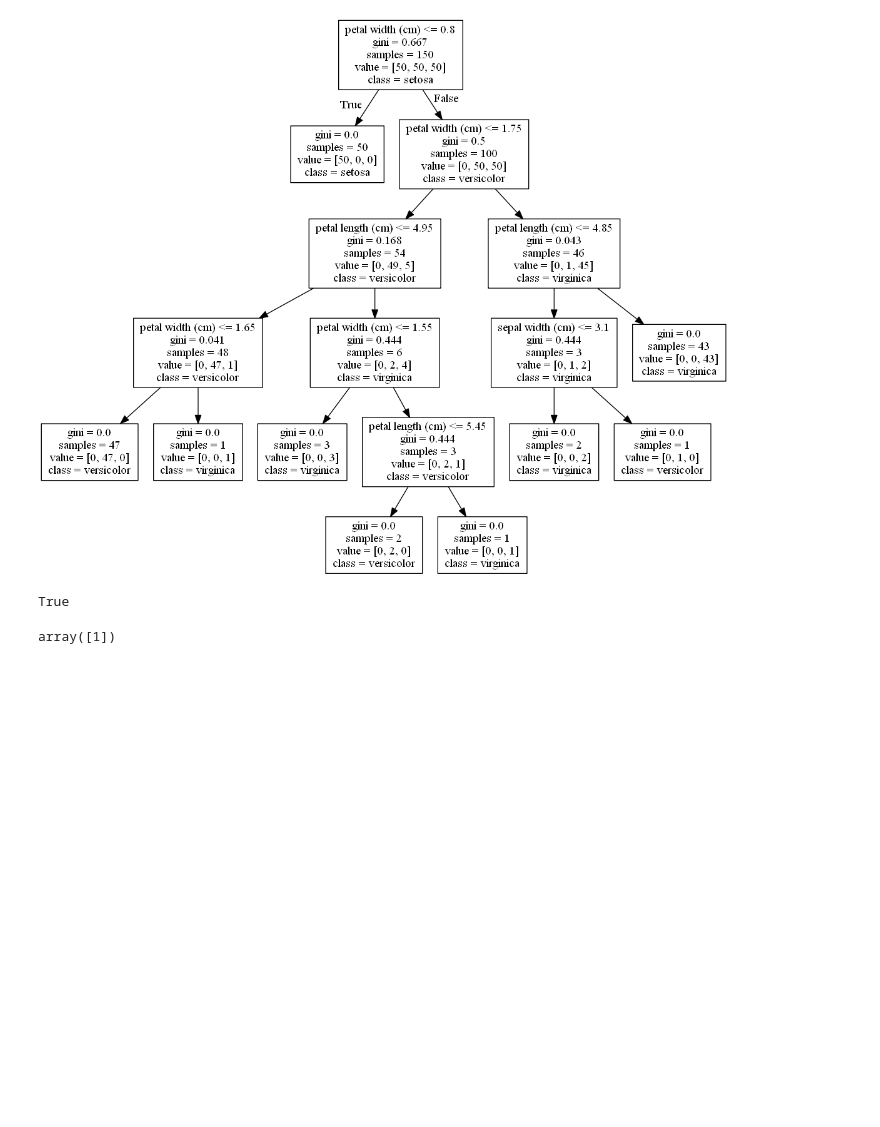
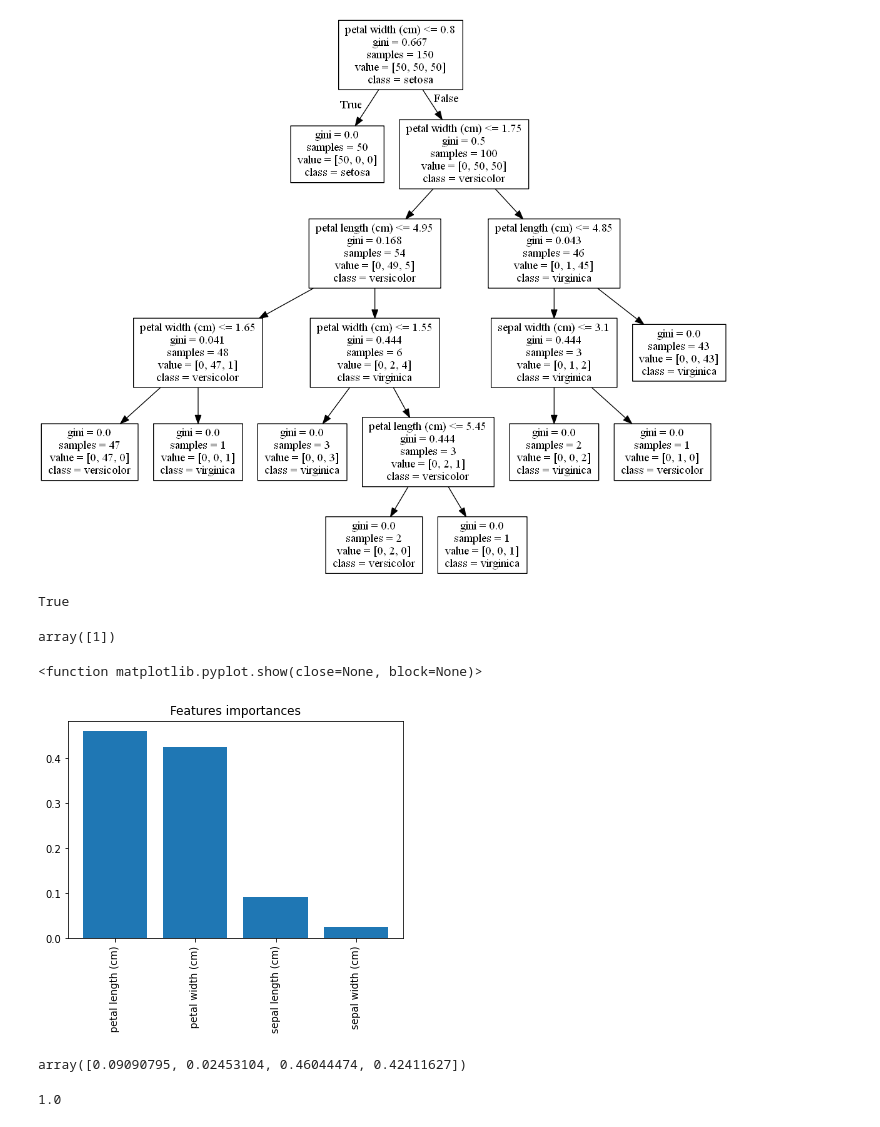
Before and after one commit to ArchieDash/O-REILLY-Machine-Learning, a Jupyter notebook: Chapter_14.ipynb, the cells around one changed output. Saved outputs shown, nothing was run; the diff lists cells and outputs as text; code cells hidden in the pictures; blank space fills up the shorter version.

Commit message:
Trees and forests

```diff
--- a/Chapter_14.ipynb
+++ b/Chapter_14.ipynb
@@ -83,0 +87,26 @@ model = randomforest.fit(features, target)
+# %%
+features = iris.data
+target = iris.target
+# %%
+randomforest = RandomForestClassifier(random_state=0, n_jobs=-1)
+model = randomforest.fit(features, target)
+importances = model.feature_importances_
+indices = np.argsort(importances)[::-1]
+names = [iris.feature_names[i] for i in indices]
+# %%
+plt.figure()
+plt.title("Features importances")
+plt.bar(range(features.shape[1]), importances[indices])
+plt.xticks(range(features.shape[1]), names, rotation=90)
+plt.show
+# %% [output]
+<function matplotlib.pyplot.show(close=None, block=None)>
+[figure, added]
+# %%
+model.feature_importances_
+# %% [output]
+array([0.09090795, 0.02453104, 0.46044474, 0.42411627])
+# %%
+sum(model.feature_importances_)
+# %% [output]
+1.0
```
Also changed, not shown: parts of 1 cell of this notebook.
